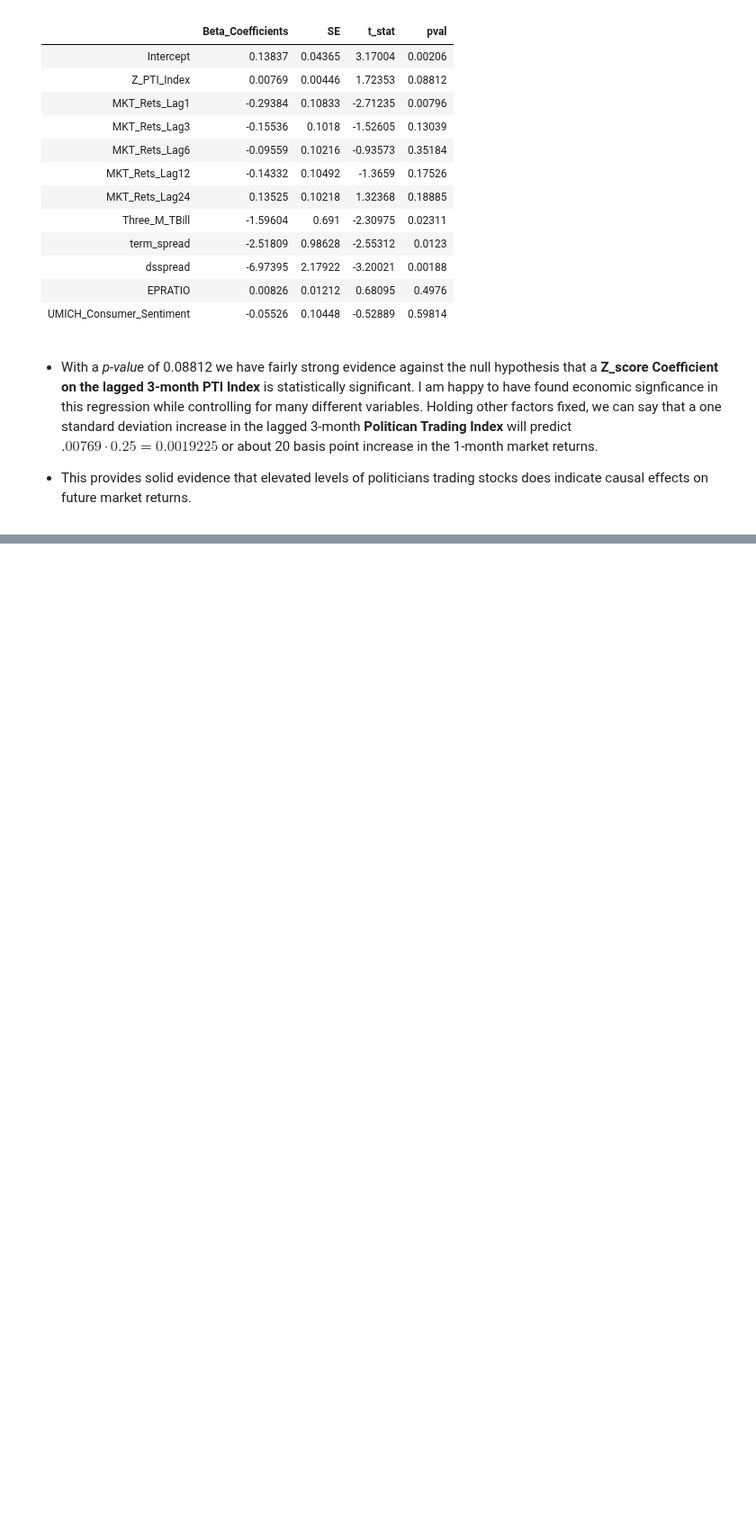
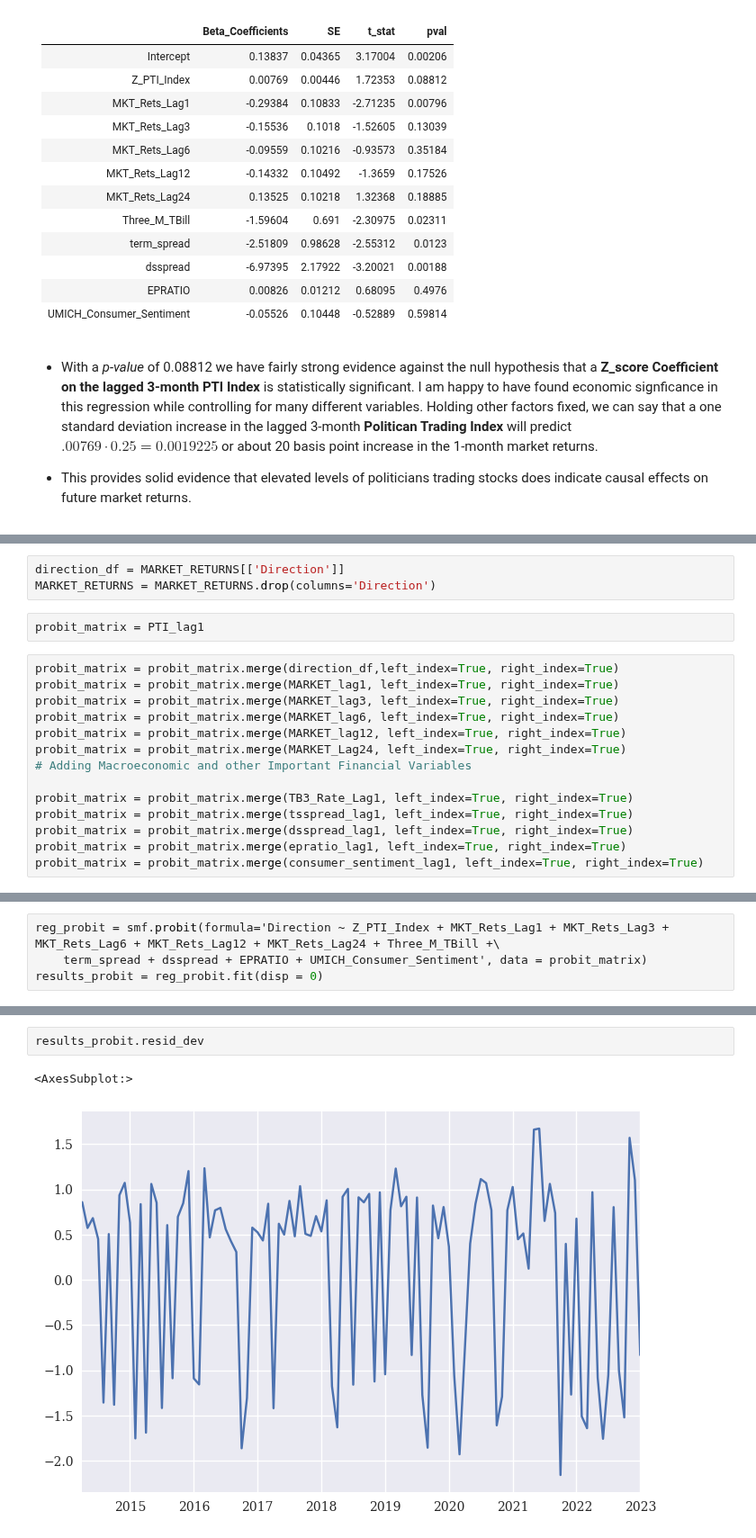
Before and after one commit to dcstein22/economics, a Jupyter notebook: QTSProject_Stein_Version.ipynb, the cells around one changed output, grey strips where cells are left out. Shown at 90% size. Saved outputs shown, nothing was run; the diff lists cells and outputs as text; blank space fills up the shorter version.

```diff
--- a/QTSProject_Stein_Version.ipynb
+++ b/QTSProject_Stein_Version.ipynb
@@ -705,0 +684,19 @@ plt.legend(loc = 0)
+# %%
+direction_df = MARKET_RETURNS[['Direction']]
+MARKET_RETURNS = MARKET_RETURNS.drop(columns='Direction')
+# %%
+probit_matrix = PTI_lag1
+# %%
+probit_matrix = probit_matrix.merge(direction_df,left_index=True, right_index=True)
+probit_matrix = probit_matrix.merge(MARKET_lag1, left_index=True, right_index=True)
+probit_matrix = probit_matrix.merge(MARKET_lag3, left_index=True, right_index=True)
+probit_matrix = probit_matrix.merge(MARKET_lag6, left_index=True, right_index=True)
+probit_matrix = probit_matrix.merge(MARKET_lag12, left_index=True, right_index=True)
+probit_matrix = probit_matrix.merge(MARKET_Lag24, left_index=True, right_index=True)
+# Adding Macroeconomic and other Important Financial Variables
+
+probit_matrix = probit_matrix.merge(TB3_Rate_Lag1, left_index=True, right_index=True)
+probit_matrix = probit_matrix.merge(tsspread_lag1, left_index=True, right_index=True)
+probit_matrix = probit_matrix.merge(dsspread_lag1, left_index=True, right_index=True)
+probit_matrix = probit_matrix.merge(epratio_lag1, left_index=True, right_index=True)
+probit_matrix = probit_matrix.merge(consumer_sentiment_lag1, left_index=True, right_index=True)
@@ -705,0 +731,4 @@ plt.legend(loc = 0)
+# %%
+reg_probit = smf.probit(formula='Direction ~ Z_PTI_Index + MKT_Rets_Lag1 + MKT_Rets_Lag3 + MKT_Rets_Lag6 + MKT_Rets_Lag12 + MKT_Rets_Lag24 + Three_M_TBill +\
+    term_spread + dsspread + EPRATIO + UMICH_Consumer_Sentiment', data = probit_matrix)
+results_probit = reg_probit.fit(disp = 0)
@@ -705,0 +825,5 @@ plt.legend(loc = 0)
+# %%
+results_probit.resid_dev
+# %% [output]
+<AxesSubplot:>
+[figure, added]
```
Also changed, not shown: parts of 41 cells of this notebook.
